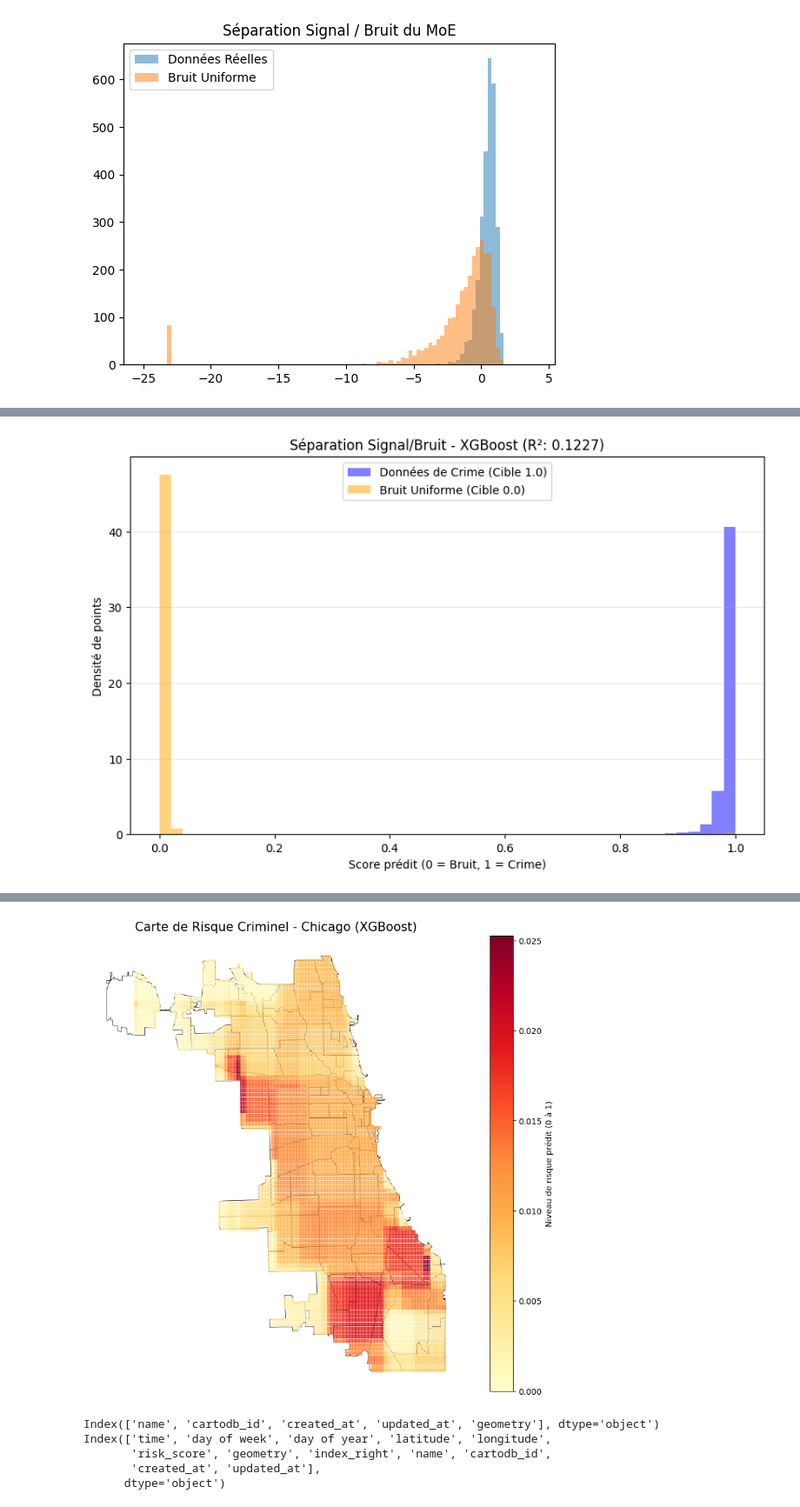
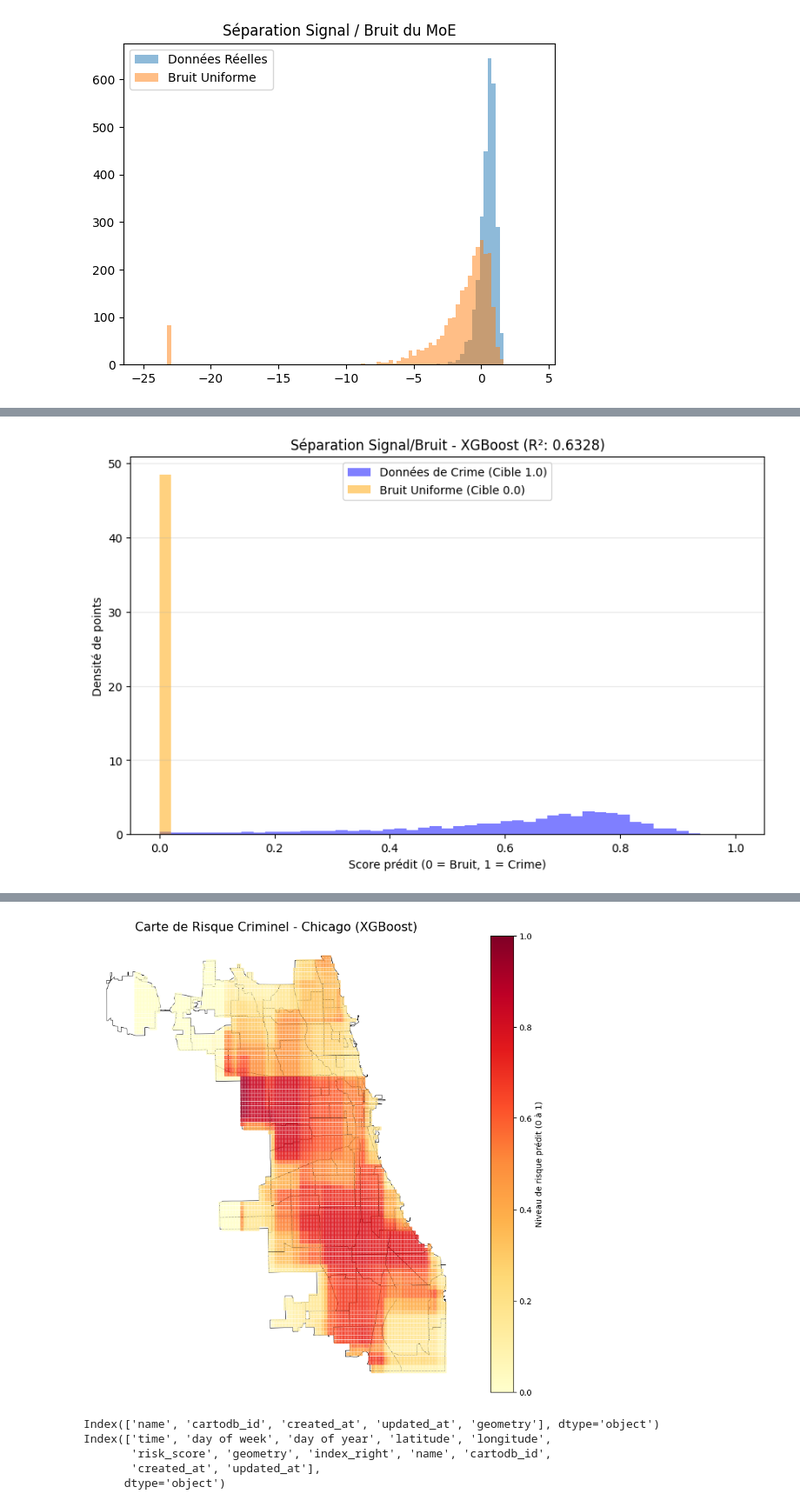
Before and after one commit to lejejefr/ECM_2526_FinalProject, a Jupyter notebook: Scripts/ML.ipynb, the cells around one changed output, grey strips where cells are left out. Shown at 87% size. Cells and saved outputs as stored; diff of their text form; code cells hidden in the pictures.

```diff
--- a/Scripts/ML.ipynb
+++ b/Scripts/ML.ipynb
@@ -593,7 +593,7 @@ from sklearn.metrics import mean_squared_error, r2_score
 xgb_model = xbg.XGBRegressor(
     n_estimators=100,
     learning_rate=0.1,
-    scale_pos_weight=noise_factor,
+    scale_pos_weight=1,
     max_depth=6,
     subsample=0.8,
     objective='binary:logistic',
@@ -634,7 +634,7 @@ plt.legend(loc='upper center')
 plt.grid(axis='y', alpha=0.3)
 plt.show()
 # %% [output]
-[figure, old version]
+[figure, new version]
 # %%
 import geopandas as gpd
 import matplotlib.pyplot as plt
@@ -667,7 +667,7 @@ grid_lat, grid_lon = np.meshgrid(lats, longs)
 
 test_grid = pd.DataFrame({
     'time': 62340,
-    'day of week': 0.5,
+    'day of week': 5,
     'day of year': 279,
     'latitude': grid_lat.ravel(),
     'longitude': grid_lon.ravel()
@@ -714,22 +714,22 @@ print(gdf_risk)
 # %%
 fig, ax = plt.subplots(figsize=(12, 10))
 
 # Fond de carte : les contours des quartiers
 chicago_map.plot(ax=ax, color='white', edgecolor='black', linewidth=0.5)
 
 # Couche de risque : les points prédits par ton XGBoost
 # On utilise 'markersize' pour que les points se touchent et créent un effet de nappe
 gdf_risk.plot(column='risk_score', ax=ax, cmap='YlOrRd', legend=True,
-              marker='s', markersize=15, alpha=0.7,vmin = 0, vmax = 0.025270,
+              marker='s', markersize=15, alpha=0.7,vmin = 0, vmax = 1,
               legend_kwds={'label': "Niveau de risque prédit (0 à 1)"})
 
 plt.title("Carte de Risque Criminel - Chicago (XGBoost)", fontsize=15)
 plt.xlabel("Longitude")
 plt.ylabel("Latitude")
 ax.set_axis_off() # Optionnel : enlève les axes pour un look plus "carte"
 plt.show()
 # %% [output]
-[figure, old version]
+[figure, new version]
 # %%
 print(chicago_map.columns)
 print(gdf_risk.columns)
```
Also changed, not shown: parts of 7 cells of this notebook.
